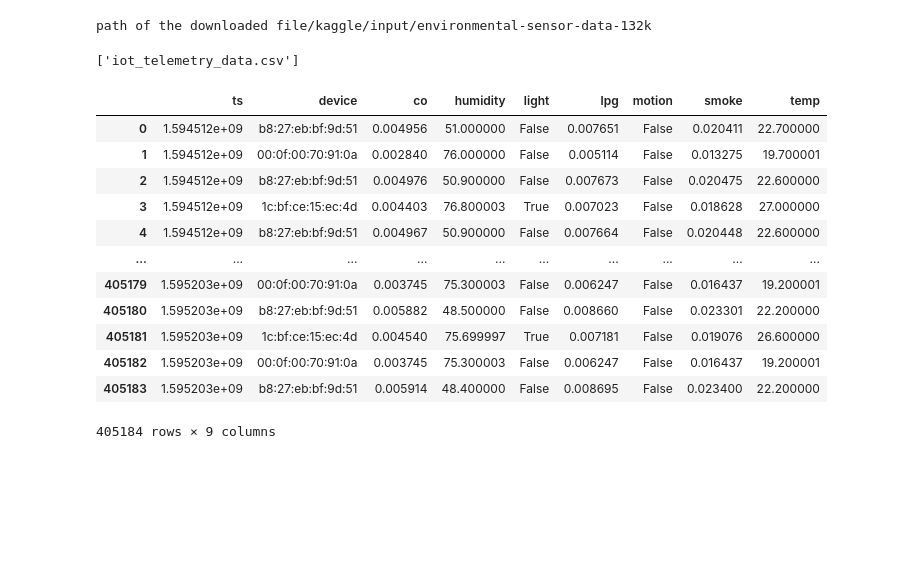
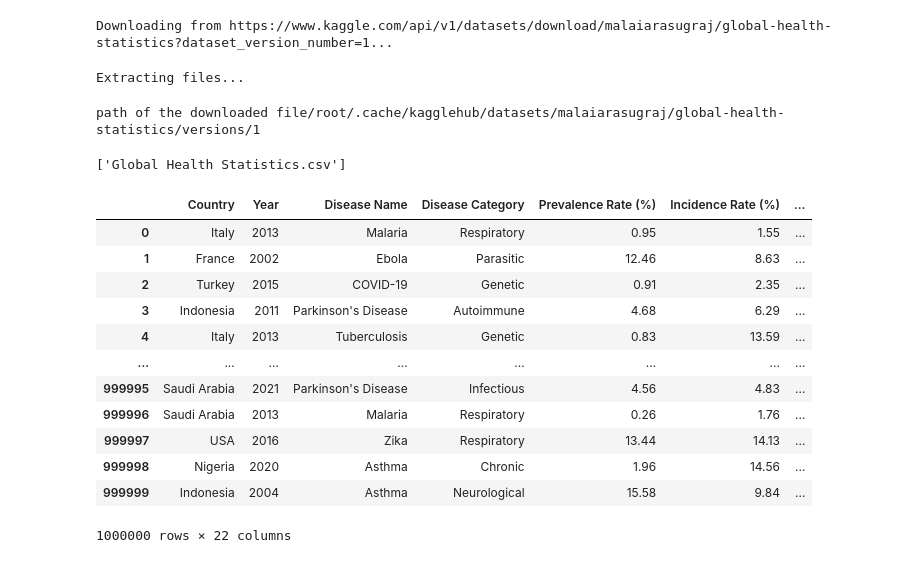
Before and after one commit to Sivakkanth/Global-Health-Data-Analysis, a Jupyter notebook: Cloud_Assignment.ipynb, the cells around one changed output. Cells and saved outputs as stored; diff of their text form; code cells hidden in the pictures; blank space fills up the shorter version.

```diff
--- a/Cloud_Assignment.ipynb
+++ b/Cloud_Assignment.ipynb
@@ -3,33 +3,35 @@
 # %%
 import kagglehub
-path = kagglehub.dataset_download("garystafford/environmental-sensor-data-132k")
+path = kagglehub.dataset_download("malaiarasugraj/global-health-statistics")
 print("path of the downloaded file" + path)
 # %% [output]
-path of the downloaded file/kaggle/input/environmental-sensor-data-132k
+Downloading from https://www.kaggle.com/api/v1/datasets/download/malaiarasugraj/global-health-statistics?dataset_version_number=1...
+Extracting files...
+path of the downloaded file/root/.cache/kagglehub/datasets/malaiarasugraj/global-health-statistics/versions/1
 # %%
 import os
 print(os.listdir(path))
 # %% [output]
-['iot_telemetry_data.csv']
+['Global Health Statistics.csv']
 # %%
 import pandas as pd
-csv_file = os.path.join(path, "iot_telemetry_data.csv")
+csv_file = os.path.join(path, "Global Health Statistics.csv")
 df = pd.read_csv(csv_file);
 df
 # %% [output]
-|  | ts | device | co | humidity | light | lpg | motion | smoke | temp |
-| 0 | 1.594512e+09 | b8:27:eb:bf:9d:51 | 0.004956 | 51.000000 | False | 0.007651 | False | 0.020411 | 22.700000 |
-| 1 | 1.594512e+09 | 00:0f:00:70:91:0a | 0.002840 | 76.000000 | False | 0.005114 | False | 0.013275 | 19.700001 |
-| 2 | 1.594512e+09 | b8:27:eb:bf:9d:51 | 0.004976 | 50.900000 | False | 0.007673 | False | 0.020475 | 22.600000 |
-| 3 | 1.594512e+09 | 1c:bf:ce:15:ec:4d | 0.004403 | 76.800003 | True | 0.007023 | False | 0.018628 | 27.000000 |
-| 4 | 1.594512e+09 | b8:27:eb:bf:9d:51 | 0.004967 | 50.900000 | False | 0.007664 | False | 0.020448 | 22.600000 |
-| ... | ... | ... | ... | ... | ... | ... | ... | ... | ... |
-| 405179 | 1.595203e+09 | 00:0f:00:70:91:0a | 0.003745 | 75.300003 | False | 0.006247 | False | 0.016437 | 19.200001 |
-| 405180 | 1.595203e+09 | b8:27:eb:bf:9d:51 | 0.005882 | 48.500000 | False | 0.008660 | False | 0.023301 | 22.200000 |
-| 405181 | 1.595203e+09 | 1c:bf:ce:15:ec:4d | 0.004540 | 75.699997 | True | 0.007181 | False | 0.019076 | 26.600000 |
-| 405182 | 1.595203e+09 | 00:0f:00:70:91:0a | 0.003745 | 75.300003 | False | 0.006247 | False | 0.016437 | 19.200001 |
-| 405183 | 1.595203e+09 | b8:27:eb:bf:9d:51 | 0.005914 | 48.400000 | False | 0.008695 | False | 0.023400 | 22.200000 |
+|  | Country | Year | Disease Name | Disease Category | Prevalence Rate (%) | Incidence Rate (%) | ... |
+| 0 | Italy | 2013 | Malaria | Respiratory | 0.95 | 1.55 | ... |
+| 1 | France | 2002 | Ebola | Parasitic | 12.46 | 8.63 | ... |
+| 2 | Turkey | 2015 | COVID-19 | Genetic | 0.91 | 2.35 | ... |
+| 3 | Indonesia | 2011 | Parkinson's Disease | Autoimmune | 4.68 | 6.29 | ... |
+| 4 | Italy | 2013 | Tuberculosis | Genetic | 0.83 | 13.59 | ... |
+| ... | ... | ... | ... | ... | ... | ... | ... |
+| 999995 | Saudi Arabia | 2021 | Parkinson's Disease | Infectious | 4.56 | 4.83 | ... |
+| 999996 | Saudi Arabia | 2013 | Malaria | Respiratory | 0.26 | 1.76 | ... |
+| 999997 | USA | 2016 | Zika | Respiratory | 13.44 | 14.13 | ... |
+| 999998 | Nigeria | 2020 | Asthma | Chronic | 1.96 | 14.56 | ... |
+| 999999 | Indonesia | 2004 | Asthma | Neurological | 15.58 | 9.84 | ... |
-405184 rows × 9 columns
+1000000 rows × 22 columns
 # %%
 df.dtypes
 # %% [output]
```
Also changed, not shown: parts of 15 cells of this notebook.
